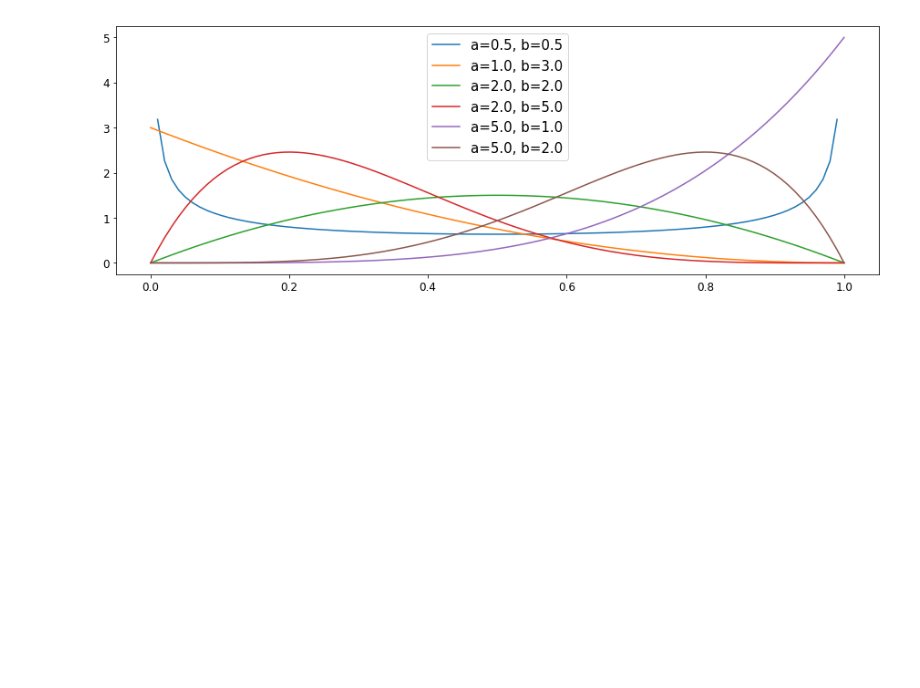
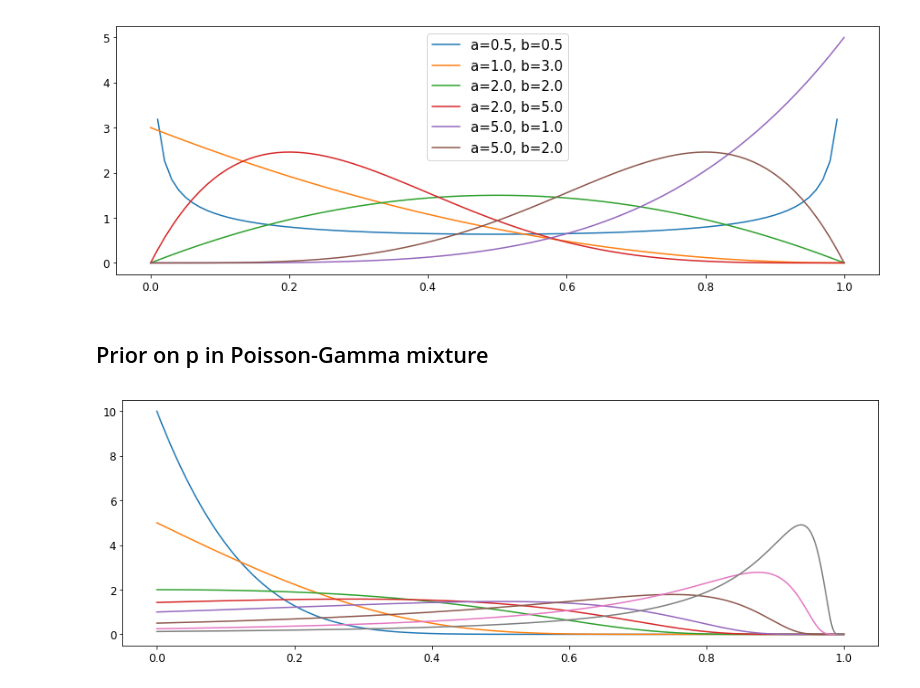
Before and after one commit to janfb/mcabc, a Jupyter notebook: notebooks/distributions.ipynb, the cells around one changed output. Drawn from its saved outputs; the diff is of its cells as text; code cells hidden in the pictures; blank space fills up the shorter version.

Commit message:
add prior on p to distribution nb

```diff
--- a/notebooks/distributions.ipynb
+++ b/notebooks/distributions.ipynb
@@ -41,3 +41,17 @@ for a, b in zip(alp, bet):
 plt.legend();
 # %% [output]
 [figure]
+# %% [markdown]
+## Prior on p in Poisson-Gamma mixture
+# %%
+ps = np.linspace(1e-8, 1 - 1e-8, 1000)
+
+p_pdf = lambda p, k, th: np.power(1-p, -2) * gamma.pdf(p / (1-p), a=k, scale=th)
+
+k = 1.
+thetas = [0.1, .2, .5, .7, 1, 2, 4, 8]
+
+for th in thetas:
+    plt.plot(ps, p_pdf(ps, k, th))
+# %% [output]
+[figure, added]
```
Also changed, not shown: 1 other file.
